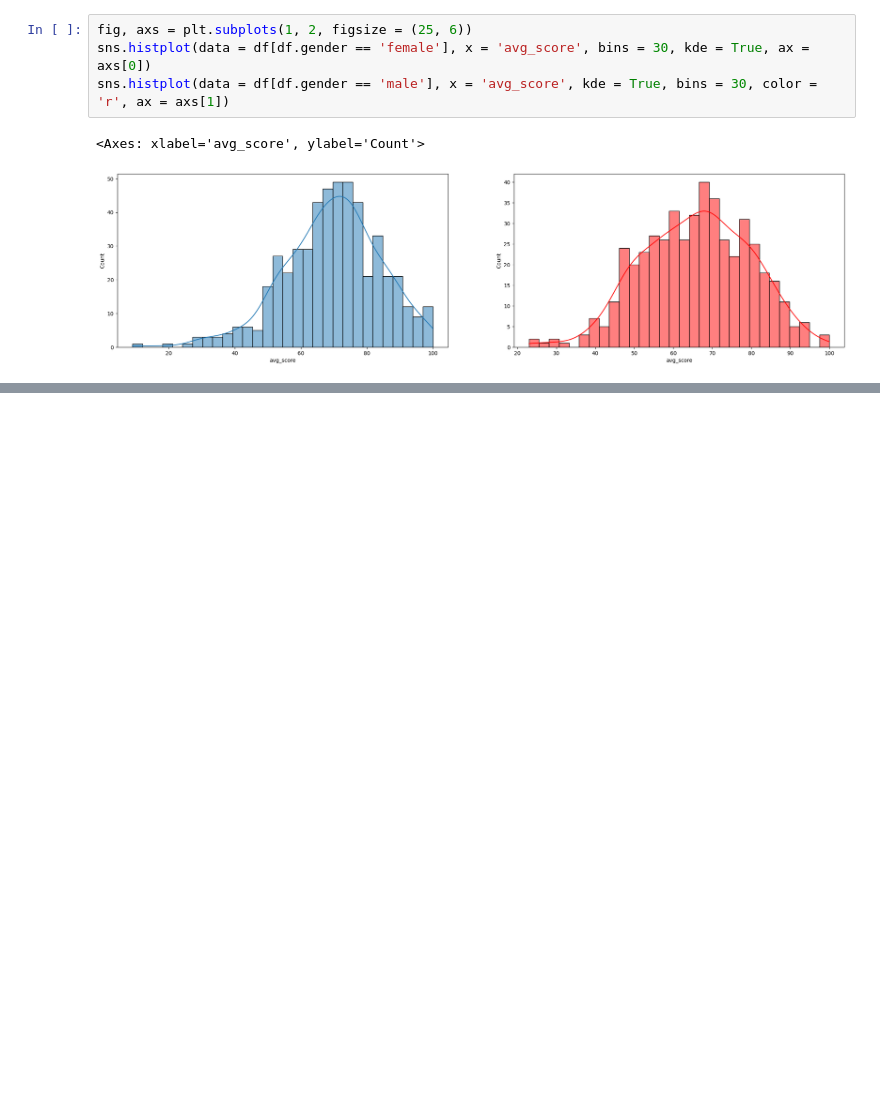
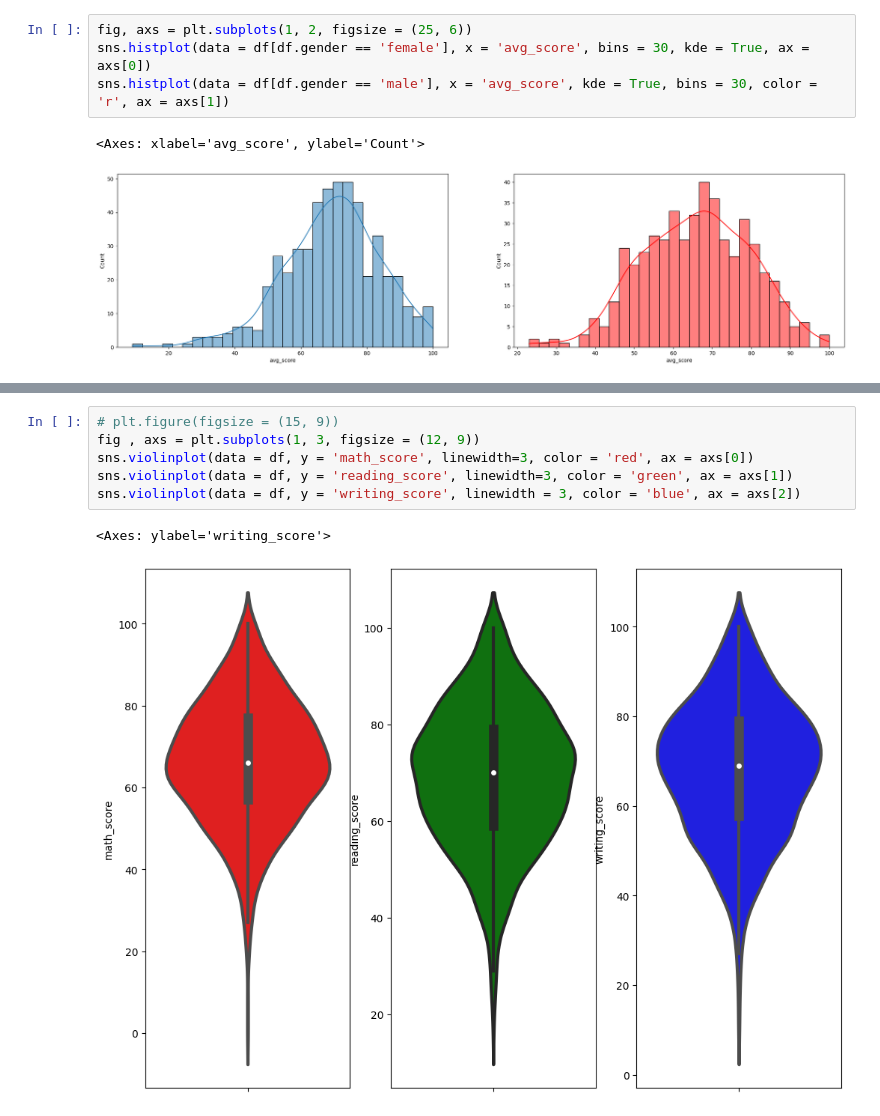
Before and after one commit to themaheshsalpure/mlproject, a Jupyter notebook: notebook/data/EDA_Student_performance.ipynb, the cells around one changed output, grey strips where cells are left out. Drawn from its saved outputs; the diff is of its cells as text; blank space fills up the shorter version.

```diff
--- a/notebook/data/EDA_Student_performance.ipynb
+++ b/notebook/data/EDA_Student_performance.ipynb
@@ -277,0 +304,9 @@ sns.histplot()
+# %%
+# plt.figure(figsize = (15, 9))
+fig , axs = plt.subplots(1, 3, figsize = (12, 9))
+sns.violinplot(data = df, y = 'math_score', linewidth=3, color = 'red', ax = axs[0])
+sns.violinplot(data = df, y = 'reading_score', linewidth=3, color = 'green', ax = axs[1])
+sns.violinplot(data = df, y = 'writing_score', linewidth = 3, color = 'blue', ax = axs[2])
+# %% [output]
+<Axes: ylabel='writing_score'>
+[figure, added]
```
Also changed, not shown: parts of 11 cells of this notebook.
